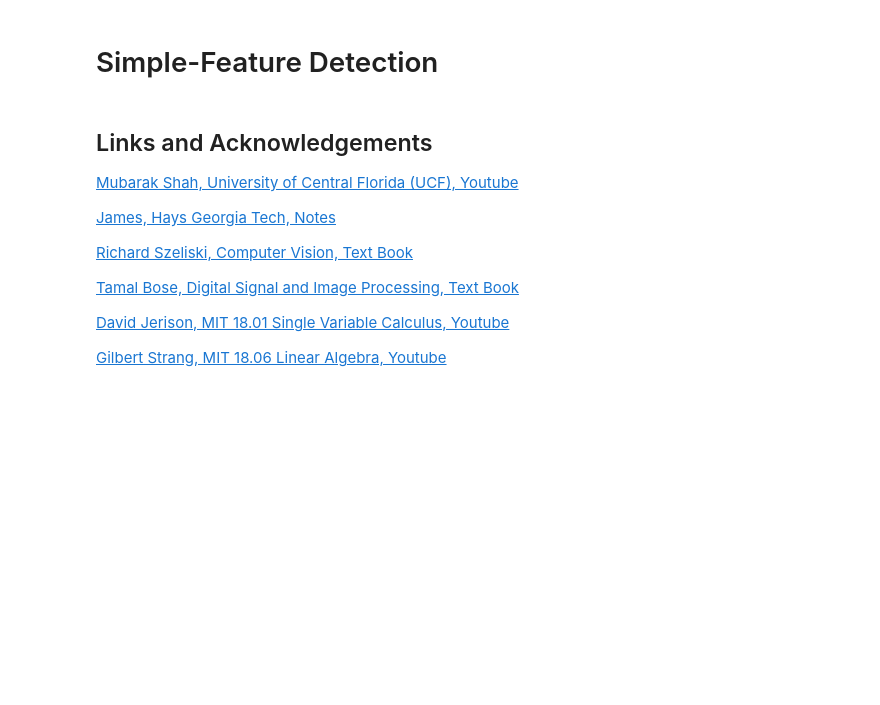
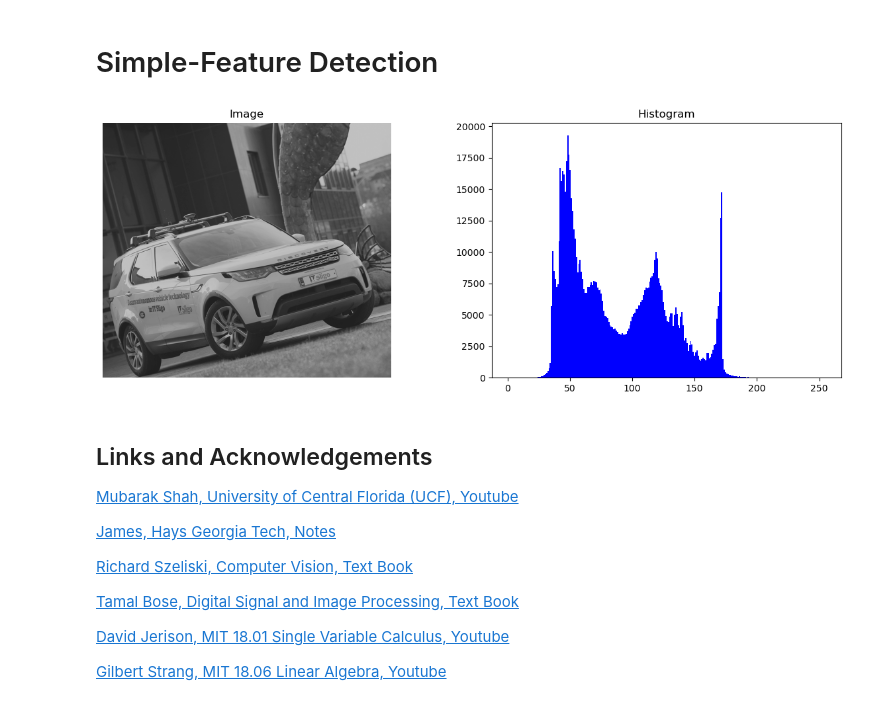
Before and after one commit to seanmullery/MVGCV, a Jupyter notebook: MVGCV-FeatureDetection/FeatureDetection.ipynb, the cells around one changed output. Cells and saved outputs as stored; diff of their text form; code cells hidden in the pictures; blank space fills up the shorter version.

```diff
--- a/MVGCV-FeatureDetection/FeatureDetection.ipynb
+++ b/MVGCV-FeatureDetection/FeatureDetection.ipynb
@@ -16,4 +16,34 @@ pio.renderers.default ='notebook'
 from IPython.display import YouTubeVideo
+# %%
+import matplotlib.pyplot as plt
+import cv2
+import numpy as np
+# Function to create and display a histogram beside the original image
+def display_image_histogram(img):
+
+
+    # Create a histogram for the image
+    fig, (ax1, ax2) = plt.subplots(1, 2, figsize=(15, 5))
+
+    # Display the image
+    ax1.imshow(img, cmap='gray')
+    ax1.set_title('Image')
+    ax1.axis('off')  # Hide axes as this is just an image not a graph
+
+    # Display the histogram
+    ax2.hist(img.flatten(), bins=256, range=(0,255), color='blue')
+    ax2.set_title('Histogram')
+
+    # Show the plot
+    plt.show()
+
+
+
+# Open the image file
+img = cv2.imread('images/CAV15LowContrast.jpg', cv2.IMREAD_GRAYSCALE)
+display_image_histogram(img)
+# %% [output]
+[figure, added]
 # %% [markdown]
 ## Links and Acknowledgements
 
```
Also changed, not shown: parts of 7 cells of this notebook, 12 other files.
